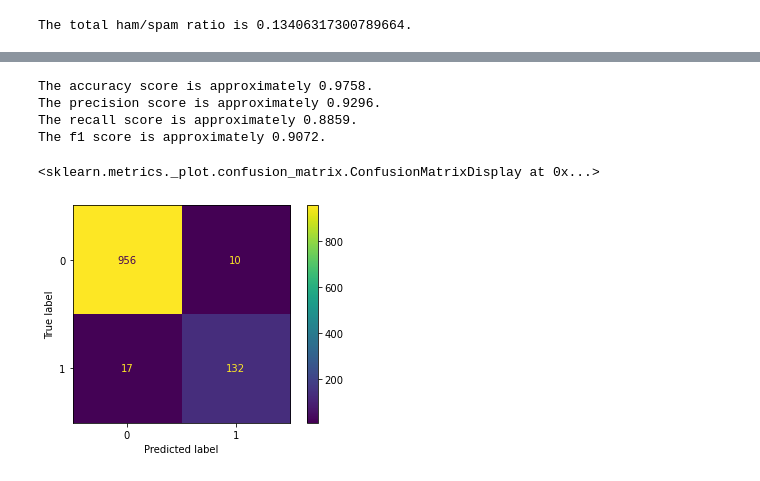
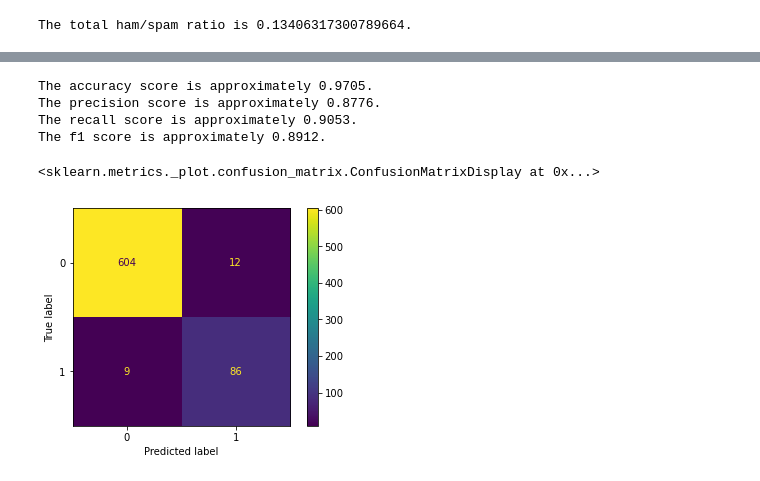
Before and after one commit to kvonkoni/spam-classifier, a Jupyter notebook: spam.ipynb, the cells around one changed output, grey strips where cells are left out. Drawn from its saved outputs; the diff is of its cells as text; code cells hidden in the pictures.

```diff
--- a/spam.ipynb
+++ b/spam.ipynb
@@ -43,12 +44,19 @@ The total ham/spam ratio is 0.13406317300789664.
 X = spam_dataset['message']
 y = spam_dataset['spam']
 
-X_train, X_test, y_train, y_test = train_test_split(
+X_train_val, X_test, y_train_val, y_test = train_test_split(
     X,
     y,
-    test_size=0.2,
-    random_state=42,
+    test_size=0.15,
+    random_state=38,
     stratify=y)
+
+X_train, X_val, y_train, y_val = train_test_split(
+    X_train_val,
+    y_train_val,
+    test_size=0.15,
+    random_state=38,
+    stratify=y_train_val)
 
 train_spam_ratio = len(y_train[y_train == 1])/len(y_train)
 print('The training set ham/spam ratio is {}.'.format(train_spam_ratio))
@@ -179,3 +187,13 @@ def print_score(model: ClassifierMixin, X, y, num_to_display=20) -> None:
     print('The precision score is approximately {:.4f}.'.format(precision_score(y, y_pred)))
     print('The recall score is approximately {:.4f}.'.format(recall_score(y, y_pred)))
     print('The f1 score is approximately {:.4f}.'.format(f1_score(y, y_pred)))
+# %%
+bow_pipe = Pipeline([
+    ('vectorizer', CountVectorizer()),
+    ('naive_bayes', MultinomialNB(alpha=1.0)),
+    ])
+
+bow_pipe.fit(X_train, y_train)
+
+print_score(bow_pipe, X_val, y_val)
+plot_confusion_matrix(bow_pipe, X_val, y_val)
@@ -182,21 +207,21 @@ def print_score(model: ClassifierMixin, X, y, num_to_display=20) -> None:
 # %%
 tokenizer = RegexpTokenizer(r'\w+')
 stemmer = PorterStemmer()
 custom_tokenizer = CustomTokenizer(tokenizer, stemmer)
 
-pipe = Pipeline([
+custom_pipe = Pipeline([
     ('custom_vectorizer', CustomVectorizer(custom_tokenizer, num_ham_words=100, num_spam_words=100)),
     ('naive_bayes', MultinomialNB(alpha=1.0)),
     ])
 
-pipe.fit(X_train, y_train)
+custom_pipe.fit(X_train, y_train)
 
-print_score(pipe, X_test, y_test)
-plot_confusion_matrix(pipe, X_test, y_test)
+print_score(custom_pipe, X_val, y_val)
+plot_confusion_matrix(custom_pipe, X_val, y_val)
 # %% [output]
-The accuracy score is approximately 0.9758.
-The precision score is approximately 0.9296.
-The recall score is approximately 0.8859.
-The f1 score is approximately 0.9072.
+The accuracy score is approximately 0.9705.
+The precision score is approximately 0.8776.
+The recall score is approximately 0.9053.
+The f1 score is approximately 0.8912.
 <sklearn.metrics._plot.confusion_matrix.ConfusionMatrixDisplay at 0x...>
-[figure, old version]
+[figure, new version]
```
Also changed, not shown: parts of 5 cells of this notebook.
